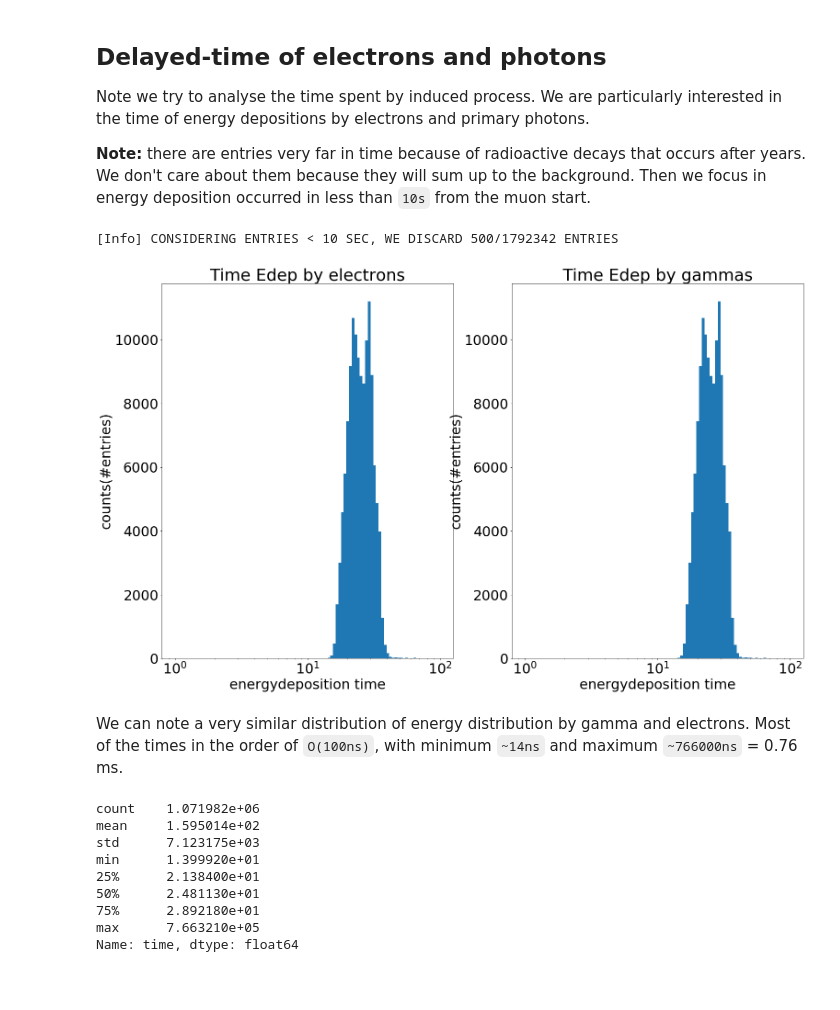
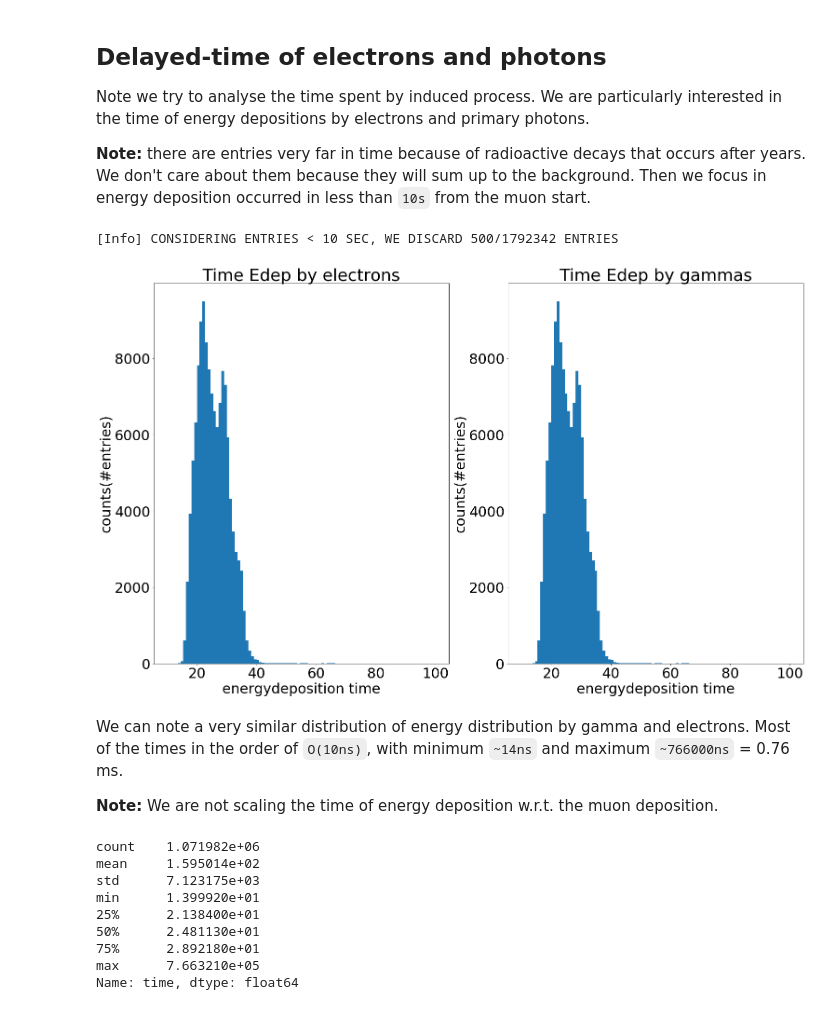
Before and after one commit to luigiberducci/ML4NP, a Jupyter notebook: Notebooks/analysis_muon_particles.ipynb, the cells around one changed output. Saved outputs shown, nothing was run; the diff lists cells and outputs as text; code cells hidden in the pictures; blank space fills up the shorter version.

Commit message:
notebook simdata 2d img: complete the parameter selection for 2d-image reduction

```diff
--- a/Notebooks/analysis_muon_particles.ipynb
+++ b/Notebooks/analysis_muon_particles.ipynb
@@ -209,33 +209,33 @@ df = pd.read_csv(file_path, index_col=False)
 # %%
 import numpy as np
 
 MAX_TIME_WINDOW = 10**6    # .001 sec in ns
 electrons = df[(df.PID==11) & (df.energydeposition>0) & (df.time<=MAX_TIME_WINDOW)].sort_values("time")
 gammas = df[(df.PID==22) & (df.energydeposition>0) & (df.time<=MAX_TIME_WINDOW)].sort_values("time")
 
 discarded = df[(df.PID.isin([11, 22])) & (df.energydeposition>0) & (df.time>MAX_TIME_WINDOW)].PID.count()
 print("[Info] CONSIDERING ENTRIES < 10 SEC, WE DISCARD {}/{} ENTRIES".format(discarded, df.PID.count()))
 
-logbins = np.logspace(0, 2, 100)
+bins = np.linspace(10, 100, 100)
 plt.subplot(1, 2, 1)
 plt.title("Time Edep by electrons")
 plt.xlabel("energydeposition time")
 plt.ylabel("counts(#entries)")
-plt.hist(gammas.time, bins=logbins)
-plt.xscale('log')
+plt.hist(gammas.time, bins=bins)
 
 plt.subplot(1, 2, 2)
 plt.title("Time Edep by gammas")
 plt.xlabel("energydeposition time")
 plt.ylabel("counts(#entries)")
-plt.hist(gammas.time, bins=logbins)
-plt.xscale('log')
+plt.hist(gammas.time, bins=bins)
 plt.show()
 # %% [output]
 [Info] CONSIDERING ENTRIES < 10 SEC, WE DISCARD 500/1792342 ENTRIES
-[figure, old version]
+[figure, new version]
 # %% [markdown]
-We can note a very similar distribution of energy distribution by gamma and electrons. Most of the times in the order of `O(100ns)`, with minimum `~14ns` and maximum `~766000ns` = 0.76 ms.
+We can note a very similar distribution of energy distribution by gamma and electrons. Most of the times in the order of `O(10ns)`, with minimum `~14ns` and maximum `~766000ns` = 0.76 ms.
+
+**Note:** We are not scaling the time of energy deposition w.r.t. the muon deposition.
 # %%
 electrons.time.describe()
 # %% [output]
```
Also changed, not shown: parts of 1 cell of this notebook, 1 other file.
